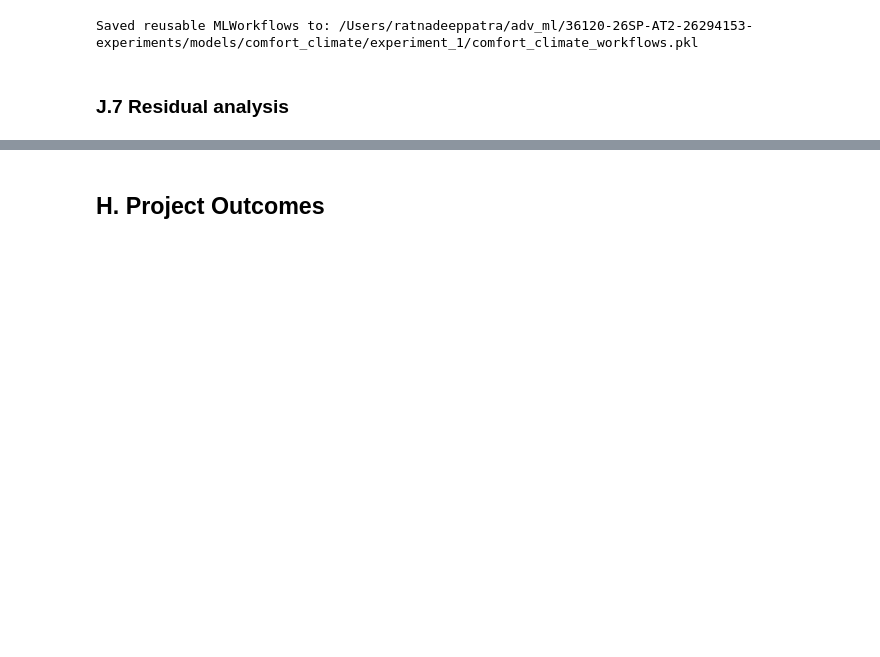
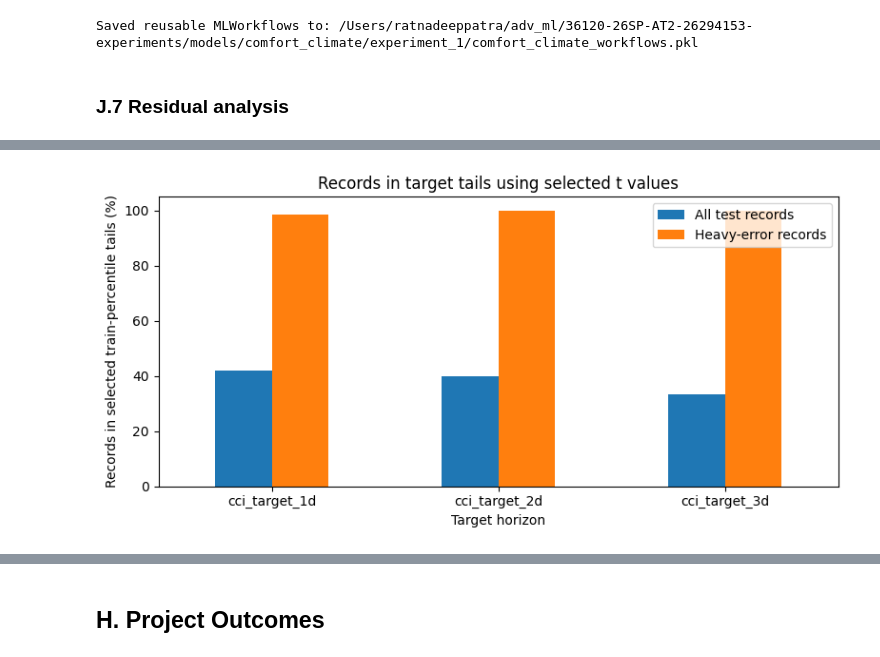
Before and after one commit to RP28/36120-26SP-AT2-26294153-experiments, a Jupyter notebook: notebooks/comfort_climate/36120_26SP_AT2_26294153_experiment_1.ipynb, the cells around one changed output, grey strips where cells are left out. Saved outputs shown, nothing was run; the diff lists cells and outputs as text; code cells hidden in the pictures; blank space fills up the shorter version.

```diff
--- a/notebooks/comfort_climate/36120_26SP_AT2_26294153_experiment_1.ipynb
+++ b/notebooks/comfort_climate/36120_26SP_AT2_26294153_experiment_1.ipynb
@@ -2246,7 +2232,7 @@ residual_tail_rows = []
 for target in target_names:
     context = elastic_net_workflows[target].context_
     actual = pd.Series(np.asarray(context.y_test).ravel(), index=context.y_test.index)
-    predicted = pd.Series(context.model.predict(context.X_test), index=context.y_test.index)
+    predicted = model_predictions["Test"][target]
     abs_error = (actual - predicted).abs()
     heavy_error = abs_error >= abs_error.quantile(heavy_error_quantile)
     train_target = pd.Series(np.asarray(context.y_train).ravel())
@@ -2285,8 +2271,14 @@ best_tail_cutoffs = (
     .head(3)
     .set_index("target")
 )
+display(best_tail_cutoffs.round(3))
 
-display(best_tail_cutoffs.round(3))
+tail_percentile_by_target = best_tail_cutoffs.groupby(level="target")["t"].first().astype(int).to_dict()
+tail_quantiles_by_target = {
+    target: (t / 100, 1 - (t / 100))
+    for target, t in tail_percentile_by_target.items()
+}
+print("Selected tail percentile by target:", tail_percentile_by_target)
 
 ax = residual_tail_summary.pivot(index="t", columns="target", values="heavy_error_tail_pct").mul(100).plot(figsize=(8, 4))
 ax.set_title("Heavy-error records captured by target-tail cutoff")
@@ -2388,0 +2302,83 @@ plt.tight_layout()
+# %%
+selected_tail_summary = (
+    residual_tail_summary[
+        residual_tail_summary.apply(lambda row: row["t"] == tail_percentile_by_target[row["target"]], axis=1)
+    ]
+    .set_index("target")
+)
+display(selected_tail_summary.round(3))
+
+ax = (selected_tail_summary[["all_test_tail_pct", "heavy_error_tail_pct"]] * 100).plot.bar(figsize=(8, 4))
+ax.set_title("Records in target tails using selected t values")
+ax.set_xlabel("Target horizon")
+ax.set_ylabel("Records in selected train-percentile tails (%)")
+ax.legend(["All test records", "Heavy-error records"], title=None)
+plt.xticks(rotation=0)
+plt.tight_layout()
+
+tail_region_error_rows = []
+for target in target_names:
+    context = elastic_net_workflows[target].context_
+    actual = pd.Series(np.asarray(context.y_test).ravel(), index=context.y_test.index)
+    predicted = model_predictions["Test"][target]
+    signed_error = predicted - actual
+    absolute_error = signed_error.abs()
+
+    t = tail_percentile_by_target[target]
+    lower_quantile, upper_quantile = tail_quantiles_by_target[target]
+    lower, upper = pd.Series(np.asarray(context.y_train).ravel()).quantile([lower_quantile, upper_quantile])
+    tail_mask = actual.le(lower) | actual.ge(upper)
+
+    workflow_outputs[target]["selected_candidate"]["tail_percentile"] = t
+    workflow_outputs[target]["selected_candidate"]["lower_tail_threshold"] = lower
+    workflow_outputs[target]["selected_candidate"]["upper_tail_threshold"] = upper
+
+    for partition_name, y in {
+        "Training": context.y_train,
+        "Validation": context.y_validation,
+        "Test": context.y_test,
+    }.items():
+        partition_actual = pd.Series(np.asarray(y).ravel(), index=y.index)
+        partition_predicted = workflow_outputs[target]["predictions"][partition_name]
+        low_mask = partition_actual.le(lower)
+        high_mask = partition_actual.ge(upper)
+        partition_tail_mask = low_mask | high_mask
+        workflow_outputs[target]["performance"].loc[partition_name, "tail_RMSE"] = root_mean_squared_error(partition_actual[partition_tail_mask], partition_predicted[partition_tail_mask])
+        workflow_outputs[target]["performance"].loc[partition_name, "tail_MAE"] = mean_absolute_error(partition_actual[partition_tail_mask], partition_predicted[partition_tail_mask])
+        workflow_outputs[target]["performance"].loc[partition_name, "low_tail_MAE"] = mean_absolute_error(partition_actual[low_mask], partition_predicted[low_mask])
+        workflow_outputs[target]["performance"].loc[partition_name, "high_tail_MAE"] = mean_absolute_error(partition_actual[high_mask], partition_predicted[high_mask])
+        workflow_outputs[target]["performance"].loc[partition_name, "tail_observations"] = int(partition_tail_mask.sum())
+
+    for region, mask in {"inside_tail": tail_mask, "outside_tail": ~tail_mask}.items():
+        tail_region_error_rows.append({
+            "target": target,
+            "region": region,
+            "tail_percentile": t,
+            "records": int(mask.sum()),
+            "RMSE": root_mean_squared_error(actual[mask], predicted[mask]),
+            "MAE": mean_absolute_error(actual[mask], predicted[mask]),
+            "p90_absolute_error": absolute_error[mask].quantile(0.90),
+            "within_10_CCI_points": absolute_error[mask].le(10).mean(),
+            "mean_signed_error": signed_error[mask].mean(),
+        })
+
+technical_performance = pd.concat(
+    {target: workflow_outputs[target]["performance"] for target in target_names},
+    names=["target", "partition"]
+)
+test_model_performance = technical_performance.xs("Test", level="partition").loc[target_names]
+tail_region_error_summary = pd.DataFrame(tail_region_error_rows).set_index(["target", "region"])
+display(tail_region_error_summary.round(3))
+
+ax = tail_region_error_summary.reset_index().pivot(
+    index="target",
+    columns="region",
+    values="RMSE",
+).plot.bar(figsize=(8, 4))
+ax.set_title("Test RMSE inside vs outside selected target tails")
+ax.set_xlabel("Target horizon")
+ax.set_ylabel("RMSE")
+ax.legend(["Inside tail", "Outside tail"], title=None)
+plt.xticks(rotation=0)
+plt.tight_layout()
+# %% [output]
@@ -2388,0 +2398 @@ plt.tight_layout()
+[figure, added]
```
Also changed, not shown: parts of 24 cells of this notebook, 4 other files.
